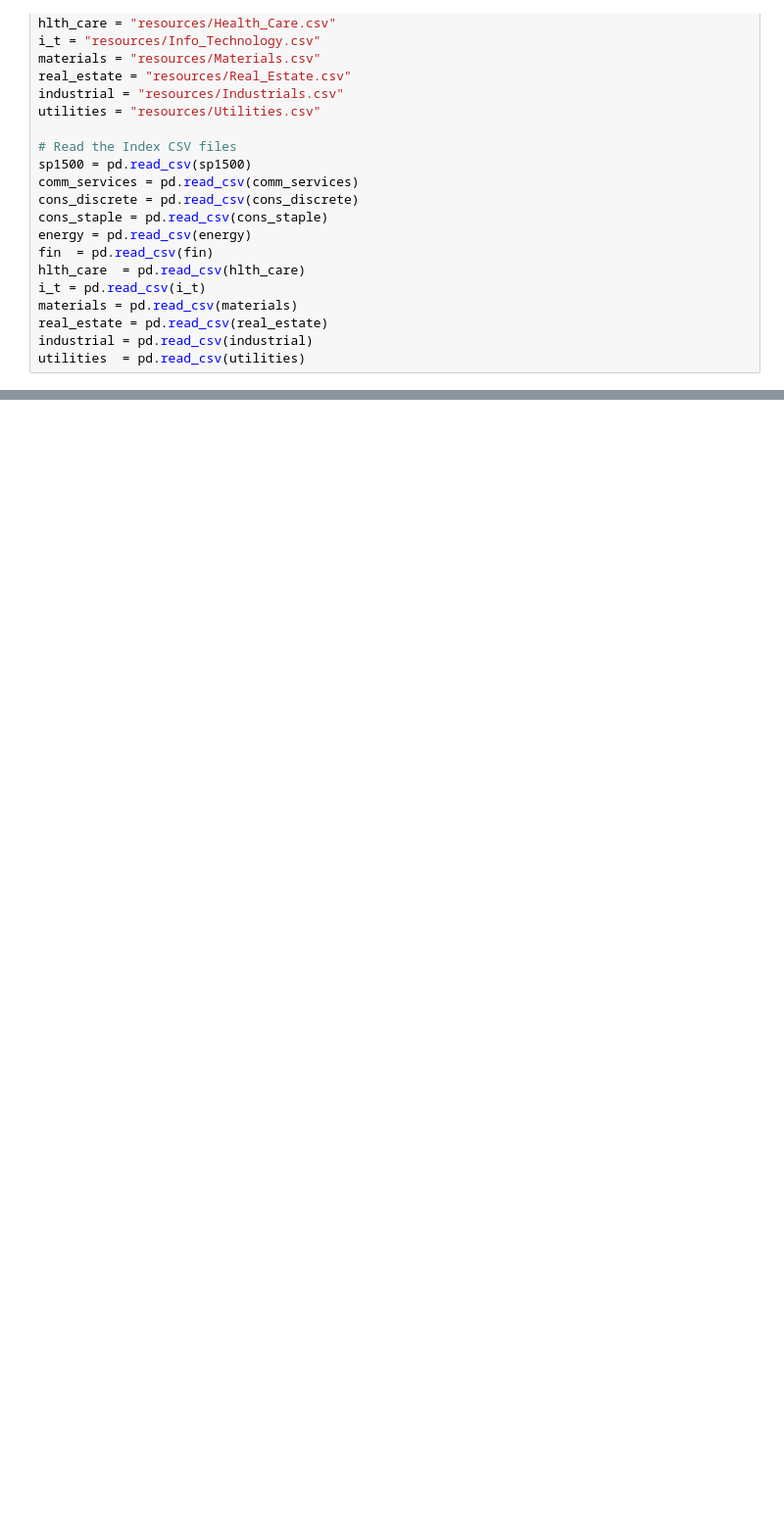
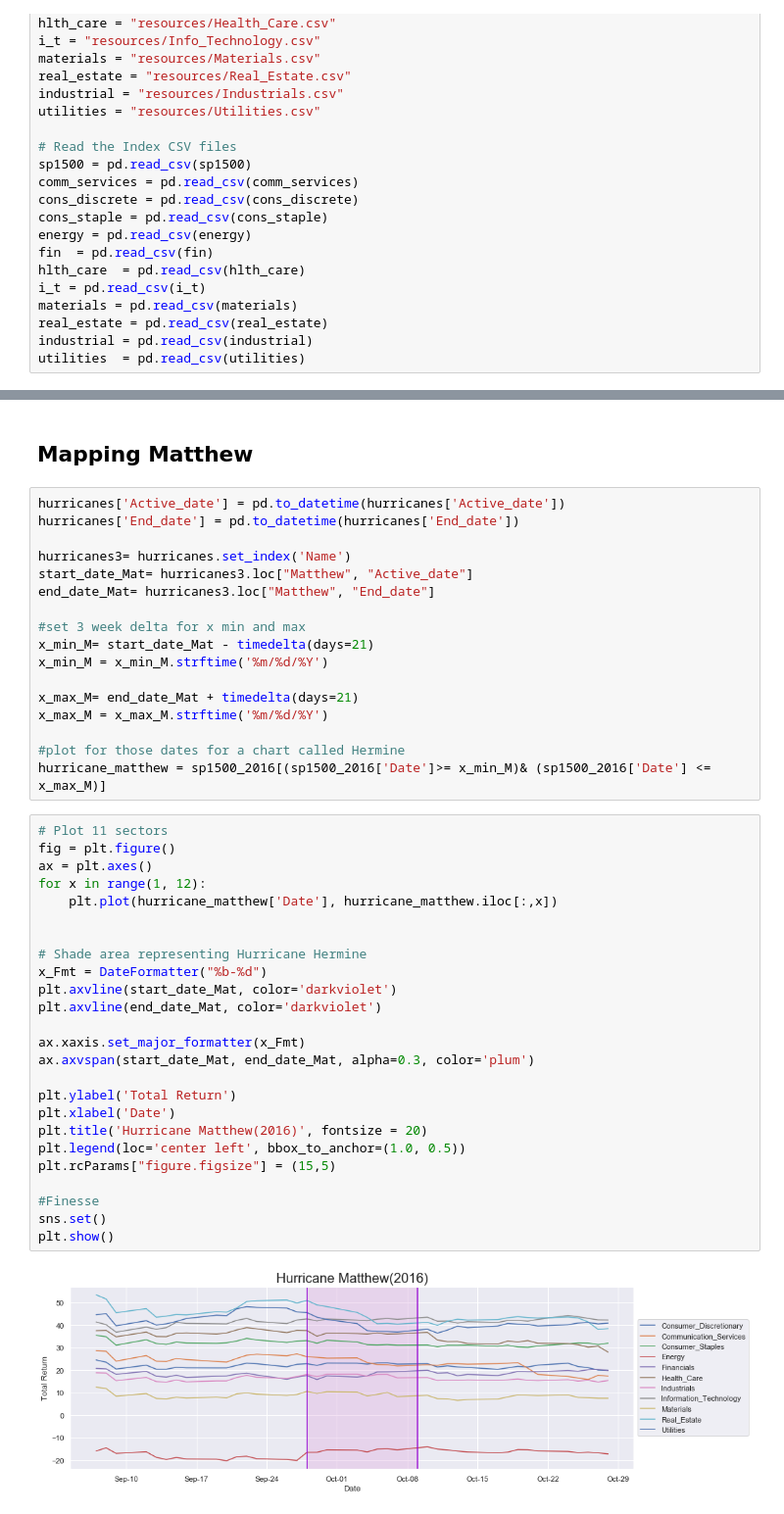
Before and after one commit to nancyculley/Little_Data_Project_1, a Jupyter notebook: Kim Analysis.ipynb, the cells around one changed output, grey strips where cells are left out. Shown at 98% size. Saved outputs shown, nothing was run; the diff lists cells and outputs as text; blank space fills up the shorter version.

```diff
--- a/Kim Analysis.ipynb
+++ b/Kim Analysis.ipynb
@@ -91,0 +168,46 @@ plt.show()
+# %% [markdown]
+## Mapping Matthew
+# %%
+hurricanes['Active_date'] = pd.to_datetime(hurricanes['Active_date'])
+hurricanes['End_date'] = pd.to_datetime(hurricanes['End_date'])
+
+hurricanes3= hurricanes.set_index('Name')
+start_date_Mat= hurricanes3.loc["Matthew", "Active_date"]
+end_date_Mat= hurricanes3.loc["Matthew", "End_date"]
+
+#set 3 week delta for x min and max
+x_min_M= start_date_Mat - timedelta(days=21)
+x_min_M = x_min_M.strftime('%m/%d/%Y')
+
+x_max_M= end_date_Mat + timedelta(days=21)
+x_max_M = x_max_M.strftime('%m/%d/%Y')
+
+#plot for those dates for a chart called Hermine
+hurricane_matthew = sp1500_2016[(sp1500_2016['Date']>= x_min_M)& (sp1500_2016['Date'] <= x_max_M)]
+# %%
+# Plot 11 sectors
+fig = plt.figure()
+ax = plt.axes()
+for x in range(1, 12):
+    plt.plot(hurricane_matthew['Date'], hurricane_matthew.iloc[:,x])
+
+
+# Shade area representing Hurricane Hermine
+x_Fmt = DateFormatter("%b-%d")
+plt.axvline(start_date_Mat, color='darkviolet')
+plt.axvline(end_date_Mat, color='darkviolet')
+
+ax.xaxis.set_major_formatter(x_Fmt)
+ax.axvspan(start_date_Mat, end_date_Mat, alpha=0.3, color='plum')
+
+plt.ylabel('Total Return')
+plt.xlabel('Date')
+plt.title('Hurricane Matthew(2016)', fontsize = 20)
+plt.legend(loc='center left', bbox_to_anchor=(1.0, 0.5))
+plt.rcParams["figure.figsize"] = (15,5)
+
+#Finesse
+sns.set()
+plt.show()
+# %% [output]
+[figure, added]
```
Also changed, not shown: parts of 6 cells of this notebook, 1 other file.
